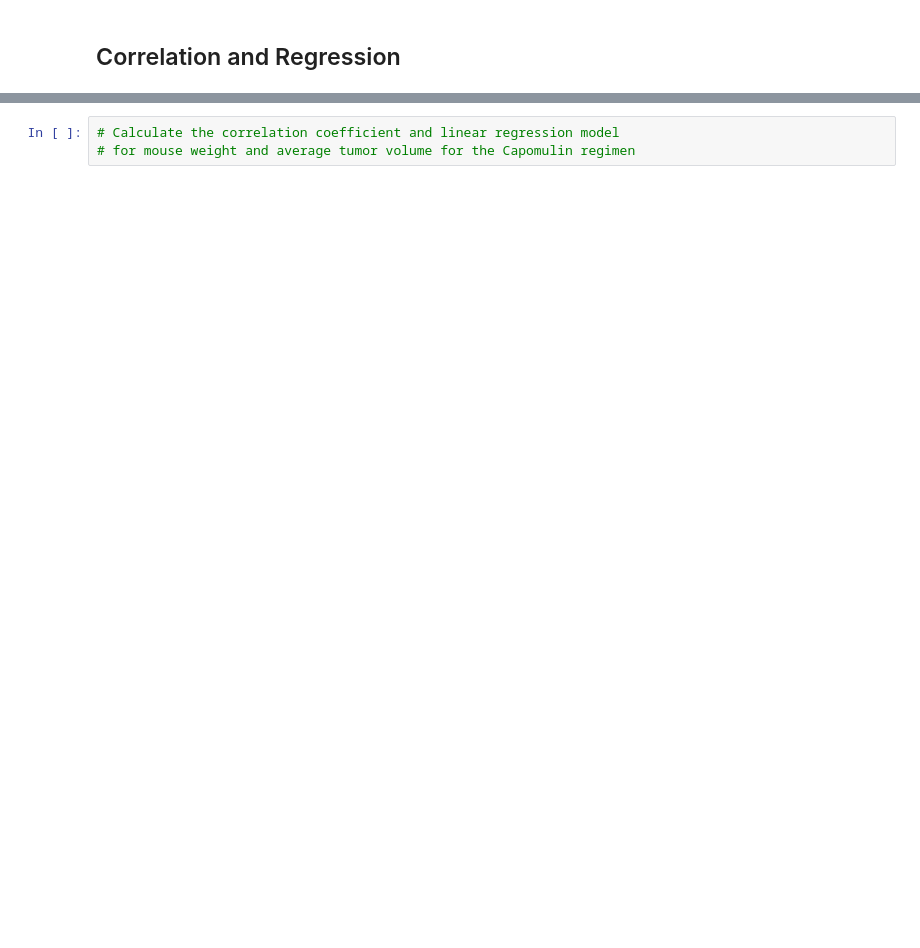
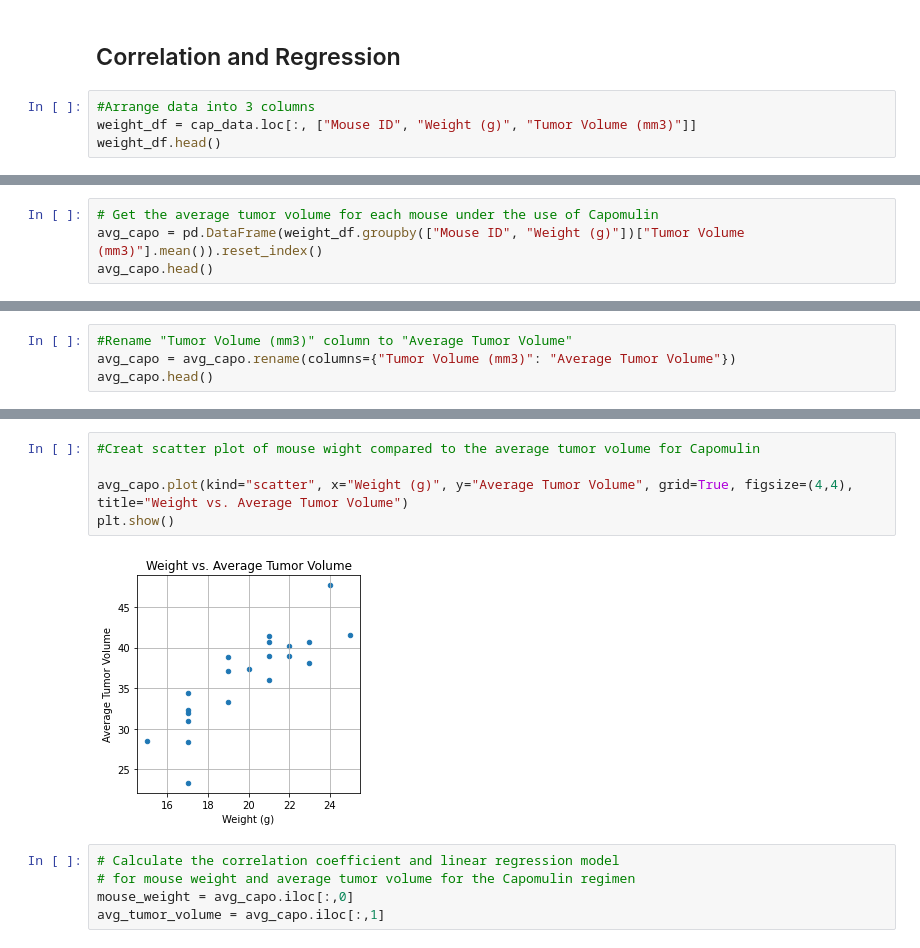
Before and after one commit to DeJuanHall/Matplotlib-Homework---The-Power-of-Plots, a Jupyter notebook: 05-Matplotlib/Instructions/Pymaceuticals/pymaceuticals_starter.ipynb, the cells around one changed output, grey strips where cells are left out. Cells and saved outputs as stored; diff of their text form; blank space fills up the shorter version.

```diff
--- a/05-Matplotlib/Instructions/Pymaceuticals/pymaceuticals_starter.ipynb
+++ b/05-Matplotlib/Instructions/Pymaceuticals/pymaceuticals_starter.ipynb
@@ -243,2 +266,6 @@ plt.show()
 # %% [markdown]
 ## Correlation and Regression
+# %%
+#Arrange data into 3 columns
+weight_df = cap_data.loc[:, ["Mouse ID", "Weight (g)", "Tumor Volume (mm3)"]]
+weight_df.head()
@@ -244,0 +279,4 @@ plt.show()
+# %%
+# Get the average tumor volume for each mouse under the use of Capomulin
+avg_capo = pd.DataFrame(weight_df.groupby(["Mouse ID", "Weight (g)"])["Tumor Volume (mm3)"].mean()).reset_index()
+avg_capo.head()
@@ -244,0 +290,4 @@ plt.show()
+# %%
+#Rename "Tumor Volume (mm3)" column to "Average Tumor Volume"
+avg_capo = avg_capo.rename(columns={"Tumor Volume (mm3)": "Average Tumor Volume"})
+avg_capo.head()
@@ -245,3 +301,12 @@ plt.show()
+# %%
+#Creat scatter plot of mouse wight compared to the average tumor volume for Capomulin
+
+avg_capo.plot(kind="scatter", x="Weight (g)", y="Average Tumor Volume", grid=True, figsize=(4,4), title="Weight vs. Average Tumor Volume")
+plt.show()
+# %% [output]
+[figure, added]
 # %%
 # Calculate the correlation coefficient and linear regression model
 # for mouse weight and average tumor volume for the Capomulin regimen
+mouse_weight = avg_capo.iloc[:,0]
+avg_tumor_volume = avg_capo.iloc[:,1]
```
Also changed, not shown: parts of 7 cells of this notebook.
